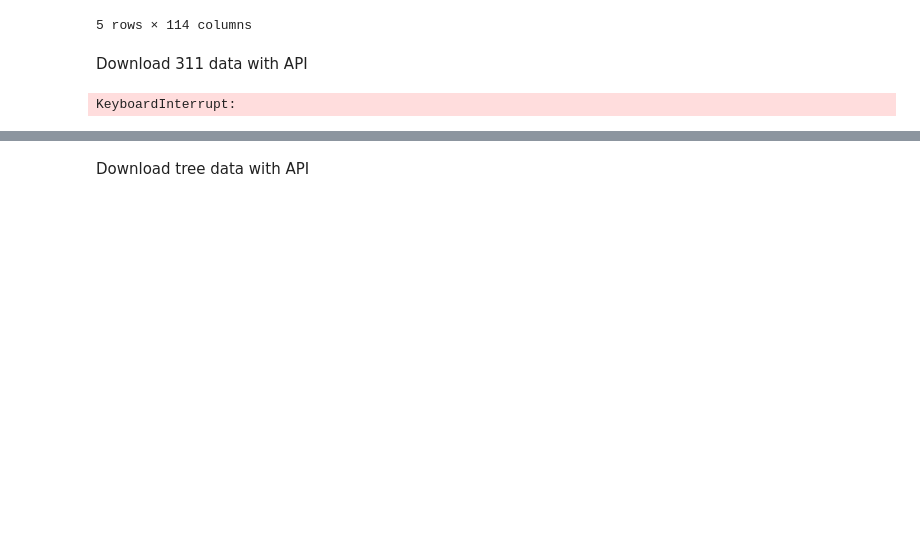
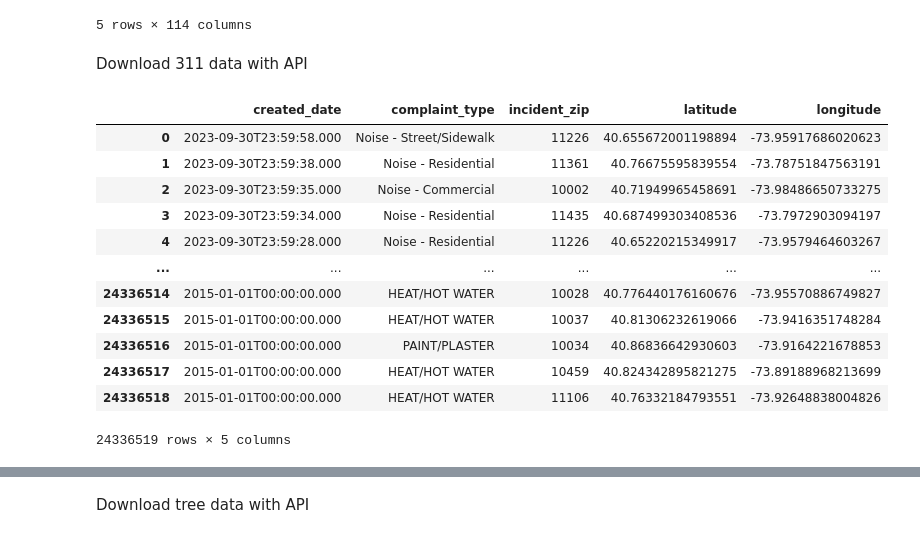
Before and after one commit to yczhou912/4501-Final-Project, a Jupyter notebook: Project.ipynb, the cells around one changed output, grey strips where cells are left out. Drawn from its saved outputs; the diff is of its cells as text; code cells hidden in the pictures; blank space fills up the shorter version.

```diff
--- a/Project.ipynb
+++ b/Project.ipynb
@@ -51,16 +45,28 @@ url_311_5 = 'https://data.cityofnewyork.us/resource/erm2-nwe9.json?$where=create
 # %%
 # API endpoint URL
-url_311_1 = 'https://data.cityofnewyork.us/resource/erm2-nwe9.json?$where=created_date between \'2023-09-30\' and \'2023-10-01\'&$limit=100000'
+url_311 = 'https://data.cityofnewyork.us/resource/erm2-nwe9.json?$where=created_date between \'2015-01-01\' and \'2023-10-01\'&$limit=10000000000&$SELECT=created_date,complaint_type,incident_zip,latitude,longitude'
 
 # Set up the headers with the API token
 headers = {'X-App-Token': token}
 
 # Make the API request
 response = requests.get(url_311, headers=headers)
 data = response.json()
 
 # Print the data
-raw_311_20231001= pd.DataFrame(data)
-raw_311_20231001.head()
+raw_311= pd.DataFrame(data)
+raw_311
 # %% [output]
+|  | created_date | complaint_type | incident_zip | latitude | longitude |
+| 0 | 2023-09-30T23:59:58.000 | Noise - Street/Sidewalk | 11226 | 40.655672001198894 | -73.95917686020623 |
+| 1 | 2023-09-30T23:59:38.000 | Noise - Residential | 11361 | 40.76675595839554 | -73.78751847563191 |
+| 2 | 2023-09-30T23:59:35.000 | Noise - Commercial | 10002 | 40.71949965458691 | -73.98486650733275 |
+| 3 | 2023-09-30T23:59:34.000 | Noise - Residential | 11435 | 40.687499303408536 | -73.7972903094197 |
+| 4 | 2023-09-30T23:59:28.000 | Noise - Residential | 11226 | 40.65220215349917 | -73.9579464603267 |
+| ... | ... | ... | ... | ... | ... |
+| 24336514 | 2015-01-01T00:00:00.000 | HEAT/HOT WATER | 10028 | 40.776440176160676 | -73.95570886749827 |
+| 24336515 | 2015-01-01T00:00:00.000 | HEAT/HOT WATER | 10037 | 40.81306232619066 | -73.9416351748284 |
+| 24336516 | 2015-01-01T00:00:00.000 | PAINT/PLASTER | 10034 | 40.86836642930603 | -73.9164221678853 |
+| 24336517 | 2015-01-01T00:00:00.000 | HEAT/HOT WATER | 10459 | 40.824342895821275 | -73.89188968213699 |
+| 24336518 | 2015-01-01T00:00:00.000 | HEAT/HOT WATER | 11106 | 40.76332184793551 | -73.92648838004826 |
-KeyboardInterrupt:
+24336519 rows × 5 columns
```
Also changed, not shown: parts of 21 cells of this notebook.
